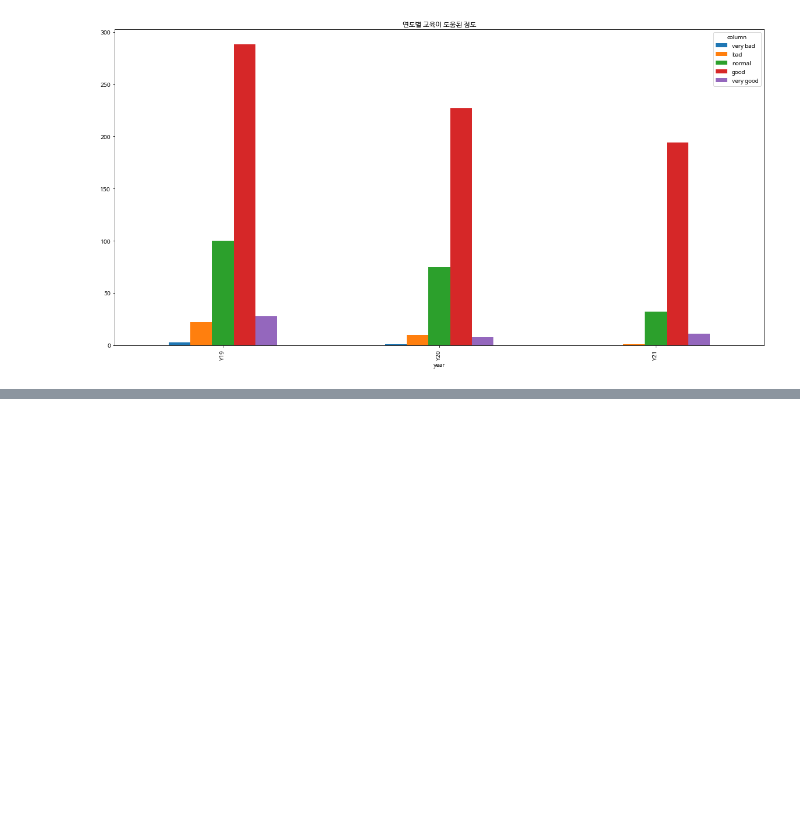
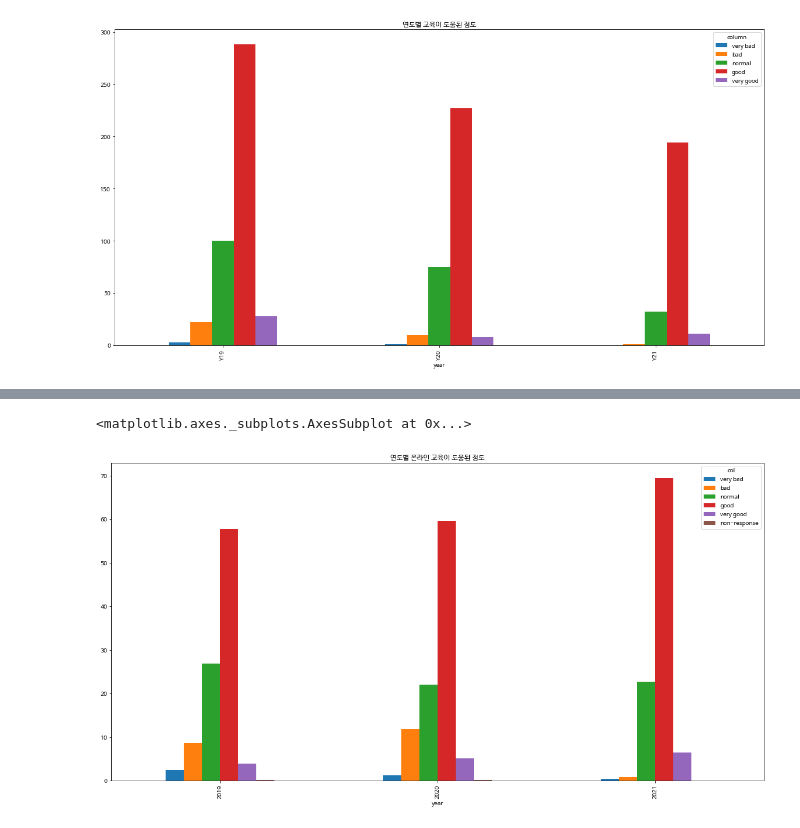
Before and after one commit to limyerin/contest, a Jupyter notebook: data_tidy(2).ipynb, the cells around one changed output, grey strips where cells are left out. Drawn from its saved outputs; the diff is of its cells as text; code cells hidden in the pictures; blank space fills up the shorter version.

```diff
--- a/data_tidy(2).ipynb
+++ b/data_tidy(2).ipynb
@@ -715,0 +755,9 @@ rfrh_sup1.plot(kind='bar', figsize=(20, 10), title = '연도별 교육이 도움
+# %%
+oe_rfrh_sup1 = oe_rfrh_sup.rename(index={'사례수 (명)':'person',
+                                      '전혀 도움 안됨 (%)'	:'very bad',
+                                      '도움 안됨 (%)'	:'bad',
+                                      '보통 (%)'	:'normal',
+                                      '도움이 됨 (%)':'good',
+                                      '매우 도움이 됨 (%)'	:'very good',
+                                      '모름/무응답 (%)' : 'non-response'})
+oe_rfrh_sup1
@@ -715,0 +774,3 @@ rfrh_sup1.plot(kind='bar', figsize=(20, 10), title = '연도별 교육이 도움
+# %%
+oe_rfrh_sup1 = oe_rfrh_sup1.replace('-', 0.0)
+oe_rfrh_sup1
@@ -715,0 +787,3 @@ rfrh_sup1.plot(kind='bar', figsize=(20, 10), title = '연도별 교육이 도움
+# %%
+oe_rfrh_sup2 = oe_rfrh_sup1.loc['very bad':'non-response'].T
+oe_rfrh_sup2
@@ -715,0 +795,3 @@ rfrh_sup1.plot(kind='bar', figsize=(20, 10), title = '연도별 교육이 도움
+# %%
+oe_rfrh_sup2.columns.names = ['col']
+oe_rfrh_sup2.index.names = ['year']
@@ -715,0 +806,5 @@ rfrh_sup1.plot(kind='bar', figsize=(20, 10), title = '연도별 교육이 도움
+# %%
+oe_rfrh_sup2.plot(kind='bar', figsize=(20, 10), title = '연도별 온라인 교육이 도움된 정도')
+# %% [output]
+<matplotlib.axes._subplots.AxesSubplot at 0x...>
+[figure, added]
```
Also changed, not shown: parts of 17 cells of this notebook.
